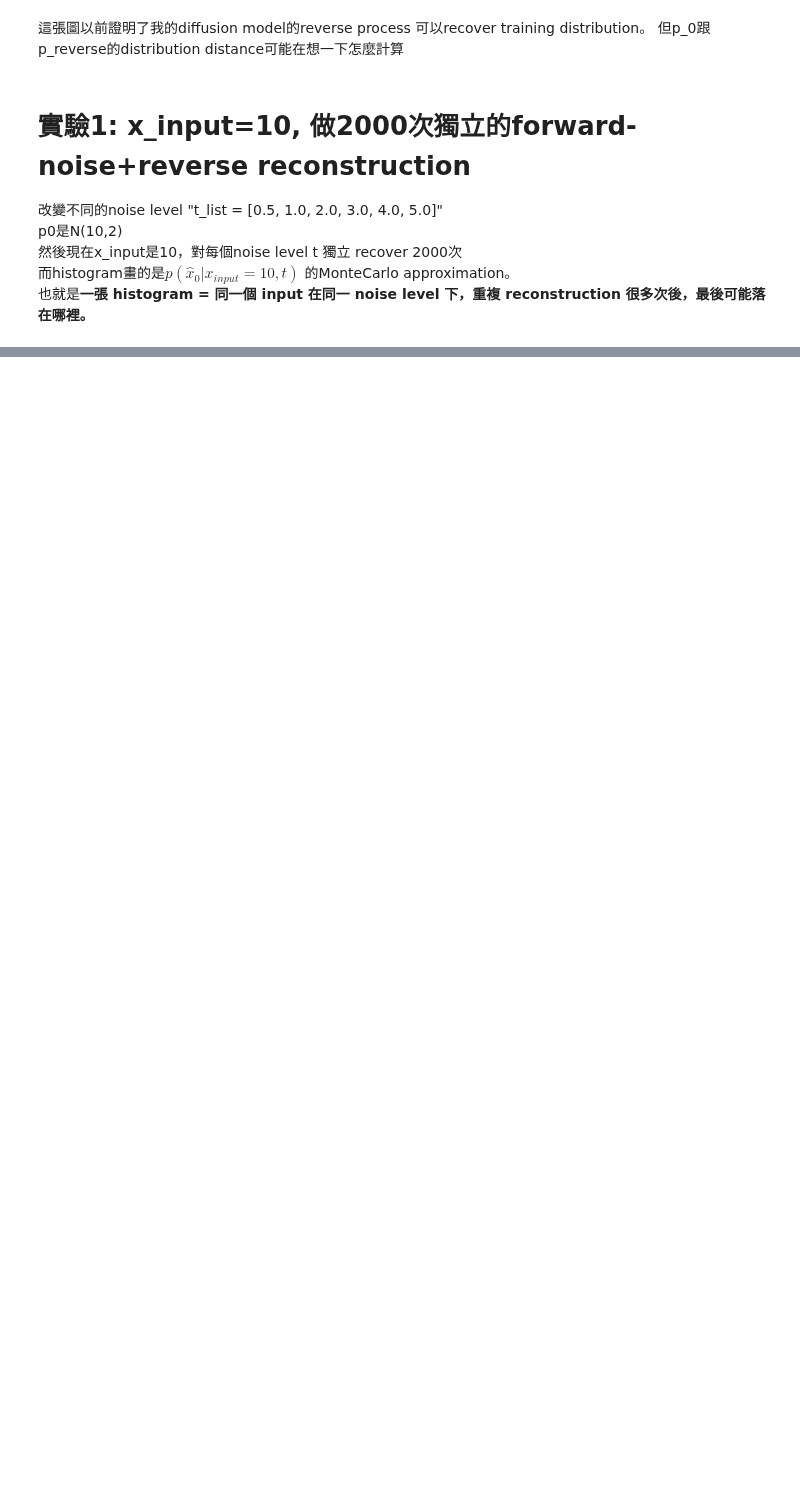
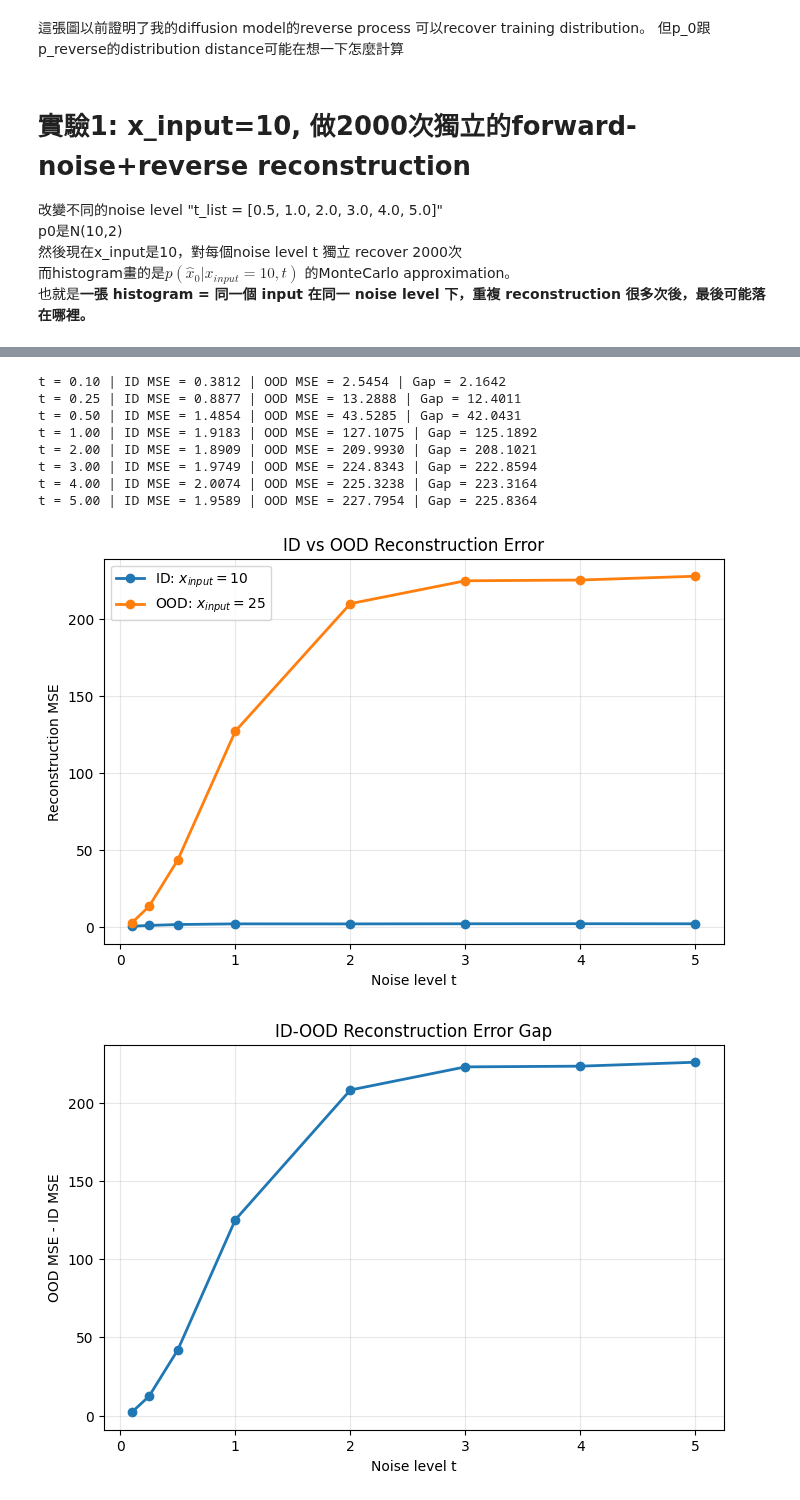
Before and after one commit to XuanWeiWang-999/2025Autumn_ML-project-DiffusionModel_02, a Jupyter notebook: 001_WBM_Construction_Problem/1D_verified.ipynb, the cells around one changed output, grey strips where cells are left out. Saved outputs shown, nothing was run; the diff lists cells and outputs as text; code cells hidden in the pictures; blank space fills up the shorter version.

```diff
--- a/001_WBM_Construction_Problem/1D_verified.ipynb
+++ b/001_WBM_Construction_Problem/1D_verified.ipynb
@@ -637,0 +629,69 @@ t = 5.0 | mean = 9.9992 | std = 1.4092 | MSE to input = 1.9859
+# %%
+# ============================================================
+# ID vs OOD Reconstruction Error
+# ============================================================
+
+x_id = 10.0
+x_ood = 25.0
+
+t_list = [0.1, 0.25, 0.5, 1.0, 2.0, 3.0, 4.0, 5.0]
+
+n_samples = 2000
+n_reverse_steps = 1000
+
+mse_id = []
+mse_ood = []
+
+for t in t_list:
+    # ID: x = 10
+    xt_id = forward_ou(x_id, t, n_samples)
+    xhat_id = reverse_from_t(xt_id, t, model, n_steps=n_reverse_steps)
+    error_id = np.mean((xhat_id - x_id)**2)
+    mse_id.append(error_id)
+
+    # OOD: x = 25
+    xt_ood = forward_ou(x_ood, t, n_samples)
+    xhat_ood = reverse_from_t(xt_ood, t, model, n_steps=n_reverse_steps)
+    error_ood = np.mean((xhat_ood - x_ood)**2)
+    mse_ood.append(error_ood)
+
+    print(f"t = {t:.2f} | ID MSE = {error_id:.4f} | OOD MSE = {error_ood:.4f} | Gap = {error_ood-error_id:.4f}")
+
+
+# Plot reconstruction error
+plt.figure(figsize=(8, 5))
+
+plt.plot(t_list, mse_id, marker="o", linewidth=2, label=r"ID: $x_{input}=10$")
+plt.plot(t_list, mse_ood, marker="o", linewidth=2, label=r"OOD: $x_{input}=25$")
+
+plt.xlabel("Noise level t")
+plt.ylabel("Reconstruction MSE")
+plt.title("ID vs OOD Reconstruction Error")
+plt.legend()
+plt.grid(alpha=0.3)
+plt.show()
+
+
+# Plot separation gap
+gap = np.array(mse_ood) - np.array(mse_id)
+
+plt.figure(figsize=(8, 5))
+
+plt.plot(t_list, gap, marker="o", linewidth=2)
+
+plt.xlabel("Noise level t")
+plt.ylabel("OOD MSE - ID MSE")
+plt.title("ID-OOD Reconstruction Error Gap")
+plt.grid(alpha=0.3)
+plt.show()
+# %% [output]
+t = 0.10 | ID MSE = 0.3812 | OOD MSE = 2.5454 | Gap = 2.1642
+t = 0.25 | ID MSE = 0.8877 | OOD MSE = 13.2888 | Gap = 12.4011
+t = 0.50 | ID MSE = 1.4854 | OOD MSE = 43.5285 | Gap = 42.0431
+t = 1.00 | ID MSE = 1.9183 | OOD MSE = 127.1075 | Gap = 125.1892
+t = 2.00 | ID MSE = 1.8909 | OOD MSE = 209.9930 | Gap = 208.1021
+t = 3.00 | ID MSE = 1.9749 | OOD MSE = 224.8343 | Gap = 222.8594
+t = 4.00 | ID MSE = 2.0074 | OOD MSE = 225.3238 | Gap = 223.3164
+t = 5.00 | ID MSE = 1.9589 | OOD MSE = 227.7954 | Gap = 225.8364
+[figure, added]
+[figure, added]
```
Also changed, not shown: parts of 8 cells of this notebook.
